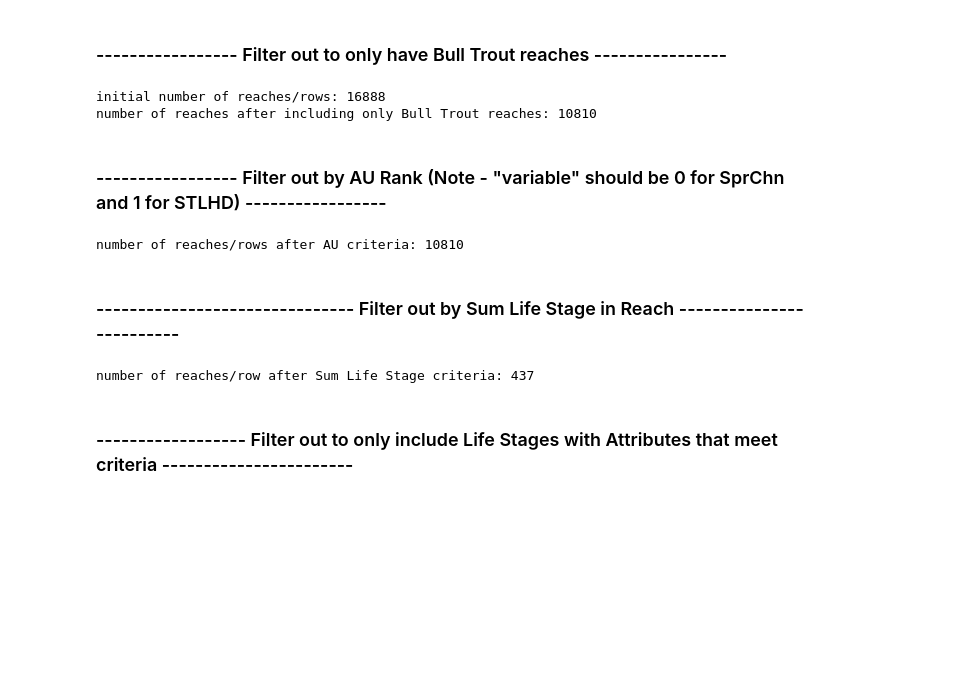
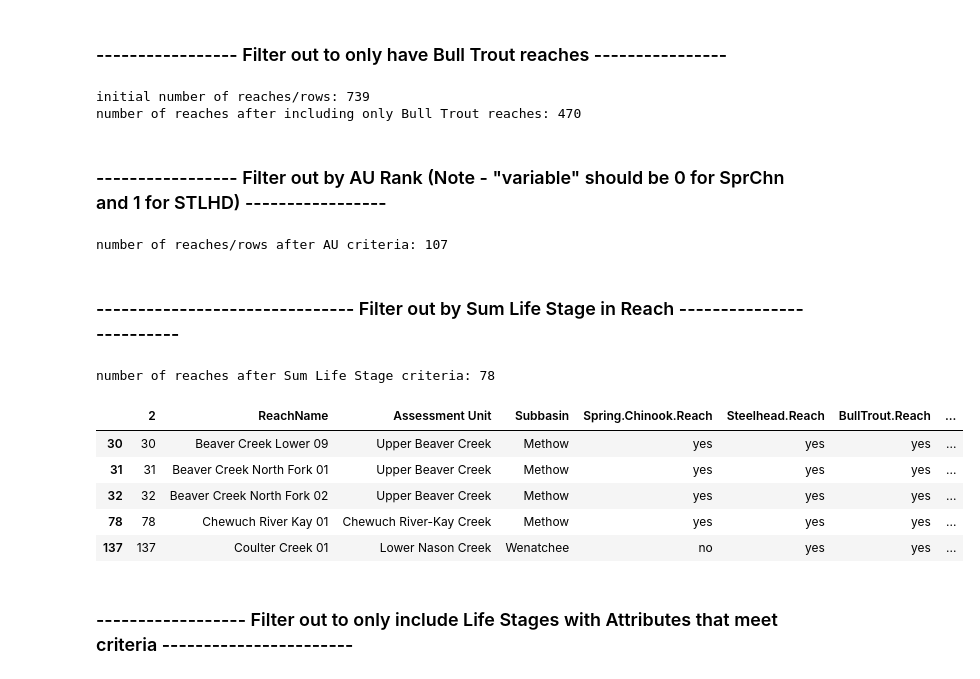
Before and after one commit to Upper-Columbia-Salmon-Recovery-Board/Prioritization_Step2_Data_Tool, a Jupyter notebook: Restoration_Bull_Trout/RTT_Prioritization_Pathways_and_Actions_Script_Restoration_Bull_Trout.ipynb, the cells around one changed output. Saved outputs shown, nothing was run; the diff lists cells and outputs as text; code cells hidden in the pictures; blank space fills up the shorter version.

```diff
--- a/Restoration_Bull_Trout/RTT_Prioritization_Pathways_and_Actions_Script_Restoration_Bull_Trout.ipynb
+++ b/Restoration_Bull_Trout/RTT_Prioritization_Pathways_and_Actions_Script_Restoration_Bull_Trout.ipynb
@@ -655,42 +677,52 @@ species_x = 'Bull Trout'
 ###  ----------------- Filter out to only have Bull Trout reaches  ----------------
 # %%
 bull_trout_reaches_true = ['yes']
-Bull_Trout_data_frame = habitat_attribute_scores.loc[habitat_attribute_scores['Bull.Trout.Reach'].isin(bull_trout_reaches_true)]
-print('initial number of reaches/rows: ' + str(habitat_attribute_scores.shape[0]) )
+Bull_Trout_data_frame = life_stages_protection_data_frame.loc[life_stages_protection_data_frame[['BullTrout.Reach']].isin(bull_trout_reaches_true).values]
+print('initial number of reaches/rows: ' + str(life_stages_protection_data_frame.shape[0]) )
 print('number of reaches after including only Bull Trout reaches: ' + str(Bull_Trout_data_frame.shape[0]) )
 # %% [output]
-initial number of reaches/rows: 16888
-number of reaches after including only Bull Trout reaches: 10810
+initial number of reaches/rows: 739
+number of reaches after including only Bull Trout reaches: 470
 # %% [markdown]
 ### ----------------- Filter out by AU Rank (Note -  "variable" should be 0 for SprChn and 1 for STLHD) -----------------
 # %%
 # NOTE: need to change variable to 0 or 1 (AU_Rank_vars['variable'][1]) based on species
-#Spring_Chinook_data_frame = Spring_Chinook_data_frame.loc[Spring_Chinook_data_frame[AU_Rank_vars2['variable'][0]].isin(AU_Rank)]
+Bull_Trout_data_frame = Bull_Trout_data_frame.loc[Bull_Trout_data_frame[[AU_Rank_vars2['variable'][2]]].isin(AU_Rank).values]
+
+# Spring_Chinook_data_frame = Spring_Chinook_data_frame.loc[Spring_Chinook_data_frame[AU_Rank_vars2['variable'][0]].isin(AU_Rank)]
 print('number of reaches/rows after AU criteria: ' + str(Bull_Trout_data_frame.shape[0]) )
 # %% [output]
-number of reaches/rows after AU criteria: 10810
+number of reaches/rows after AU criteria: 107
 # %% [markdown]
 ### ------------------------------- Filter out by Sum Life Stage in Reach -------------------------
+# %%
+# ------------ identify reaches with BT life stage sum ------
+Sum_Life_Stage_Criteria = reach_life_stages_Bull_Trout.loc[reach_life_stages_Bull_Trout[[Sum_Life_Stage_vars['variable'][0]]].isin(Sum_Life_Stage).values]
+Sum_Life_Stage_Criteria_Reaches = Sum_Life_Stage_Criteria[['ReachName']]
+Sum_Life_Stage_Criteria_Reaches.columns  = ['ReachName']
+Bull_Trout_data_frame = Bull_Trout_data_frame.loc[Bull_Trout_data_frame[['ReachName']].isin(Sum_Life_Stage_Criteria_Reaches['ReachName'].tolist()).values]
 # %%
-Sum_Life_Stage_Criteria = reach_life_stages_Bull_Trout.loc[reach_life_stages_Bull_Trout[[Sum_Life_Stage_vars['variable'][0]]].isin(Sum_Life_Stage).values]
-Sum_Life_Stage_Criteria_Reaches = Sum_Life_Stage_Criteria[['ReachName']]
-Bull_Trout_data_frame = Bull_Trout_data_frame.loc[Bull_Trout_data_frame['ReachName'].isin(np.unique(Sum_Life_Stage_Criteria_Reaches[['ReachName']].values)).values]
-
 # ------------- Prep Sum Life Stage ----------
-Sum_Life_Stage_output = Sum_Life_Stage_Criteria.loc[Sum_Life_Stage_Criteria[['ReachName']].isin(Bull_Trout_data_frame.ReachName).values]
-Sum_Life_Stage_output = Sum_Life_Stage_output[['ReachName',Sum_Life_Stage_vars['variable'][0]]]
-Sum_Life_Stage_output.columns = ['ReachName','TotalNum_LS']
+Sum_Life_Stage_output = reach_life_stages_Bull_Trout[['ReachName', Sum_Life_Stage_vars['variable'][0]]]
+Sum_Life_Stage_output.columns = ['ReachName','BT_Life_Stage_Sum']
 
 # ------- add life Stage Sum --------------
-Bull_Trout_data_frame = Bull_Trout_data_frame.sort_values(by = ['ReachName'])
-Bull_Trout_data_frame = pd.merge(Bull_Trout_data_frame, Sum_Life_Stage_output, on=['ReachName'])
+#Bull_Trout_data_frame = Bull_Trout_data_frame.sort_values(by = 'ReachName')
+#Bull_Trout_data_frame = pd.merge(Bull_Trout_data_frame, Sum_Life_Stage_output, on=['ReachName'])
 
-print('number of reaches/row after Sum Life Stage criteria: ' + str(Bull_Trout_data_frame.shape[0]) )
 
-# ------------ assign new name that is unique -----------------
-Bull_Trout_data_frame_Habitat_Quality_Pathway = Bull_Trout_data_frame
+print('number of reaches after Sum Life Stage criteria: ' + str(Bull_Trout_data_frame.shape[0]) )
 # %% [output]
-number of reaches/row after Sum Life Stage criteria: 437
+number of reaches after Sum Life Stage criteria: 78
+# %%
+Bull_Trout_data_frame.head()
+# %% [output]
+|  | 2 | ReachName | Assessment Unit | Subbasin | Spring.Chinook.Reach | Steelhead.Reach | BullTrout.Reach | ... |
+| 30 | 30 | Beaver Creek Lower 09 | Upper Beaver Creek | Methow | yes | yes | yes | ... |
+| 31 | 31 | Beaver Creek North Fork 01 | Upper Beaver Creek | Methow | yes | yes | yes | ... |
+| 32 | 32 | Beaver Creek North Fork 02 | Upper Beaver Creek | Methow | yes | yes | yes | ... |
+| 78 | 78 | Chewuch River Kay 01 | Chewuch River-Kay Creek | Methow | yes | yes | yes | ... |
+| 137 | 137 | Coulter Creek 01 | Lower Nason Creek | Wenatchee | no | yes | yes | ... |
 # %% [markdown]
 ### ------------------ Filter out to only include Life Stages with Attributes that meet criteria -----------------------
 # %%
```
Also changed, not shown: parts of 27 cells of this notebook, 3 other files.
